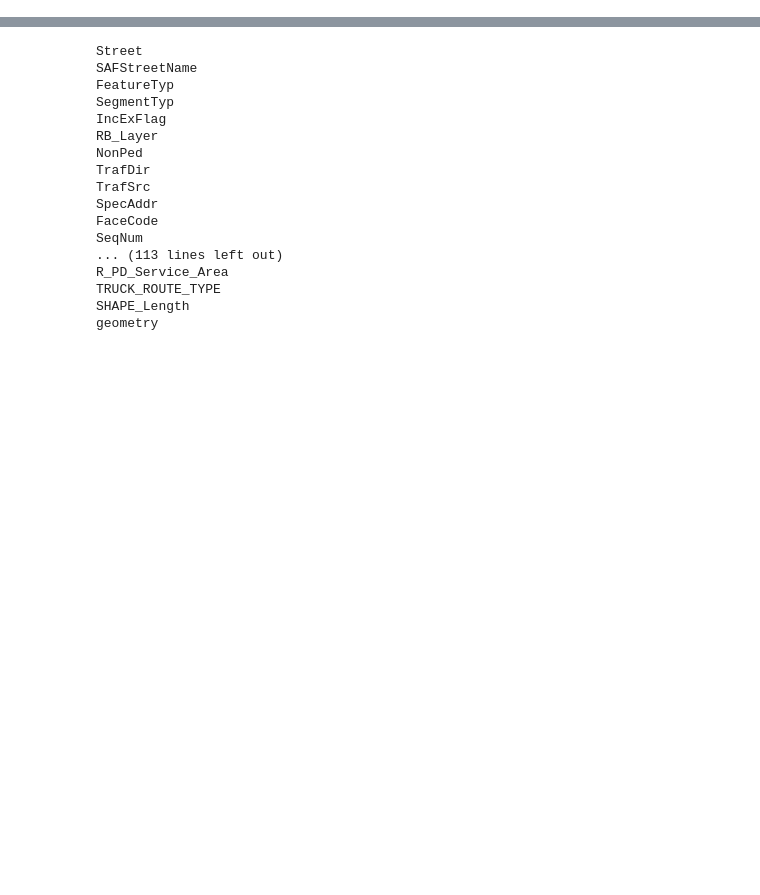
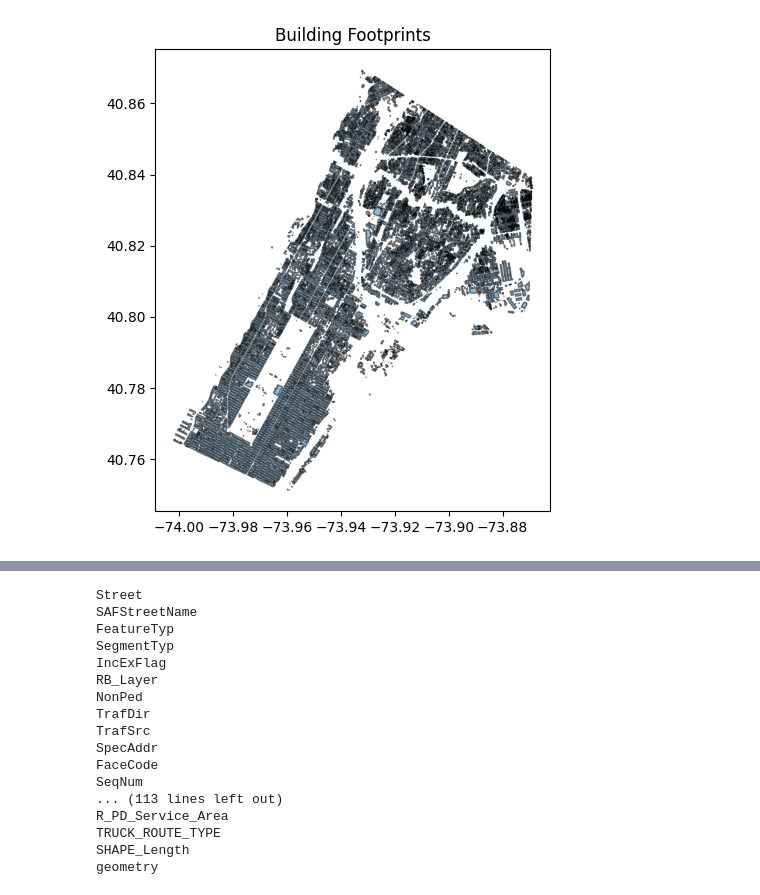
Before and after one commit to hoanglinh171/ey_challenge, a Jupyter notebook: data/data.ipynb, the cells around one changed output, grey strips where cells are left out. Saved outputs shown, nothing was run; the diff lists cells and outputs as text; code cells hidden in the pictures; blank space fills up the shorter version.

```diff
--- a/data/data.ipynb
+++ b/data/data.ipynb
@@ -37,3 +63,10 @@ building.loc[0, 'the_geom']
+# %%
+gdf = gpd.read_file("Building_Footprint.kml", driver="KML")
+gdf.plot(figsize=(6, 6), edgecolor="black", alpha=0.5)
+plt.title("Building Footprints")
+plt.show()
+# %% [output]
+[figure, added]
 # %%
 gdb_path = "nyclion_24d/lion/lion.gdb"
 table_name = "a0000000a"  # Name of the table you want to read
```
Also changed, not shown: parts of 15 cells of this notebook, 2 other files.
